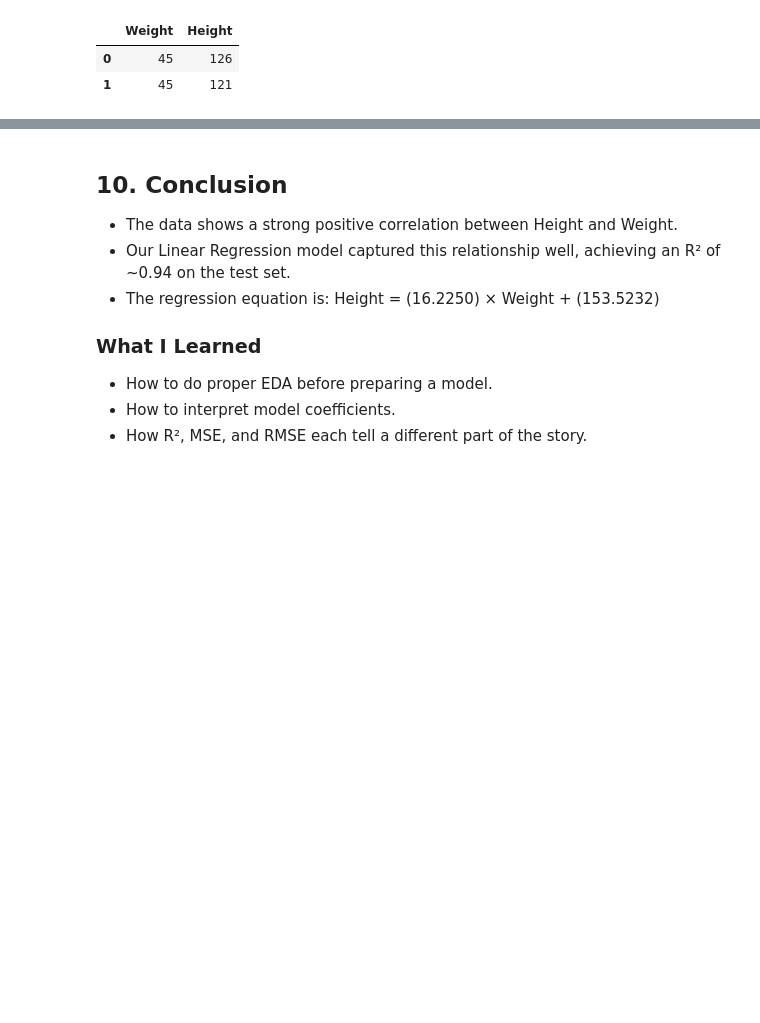
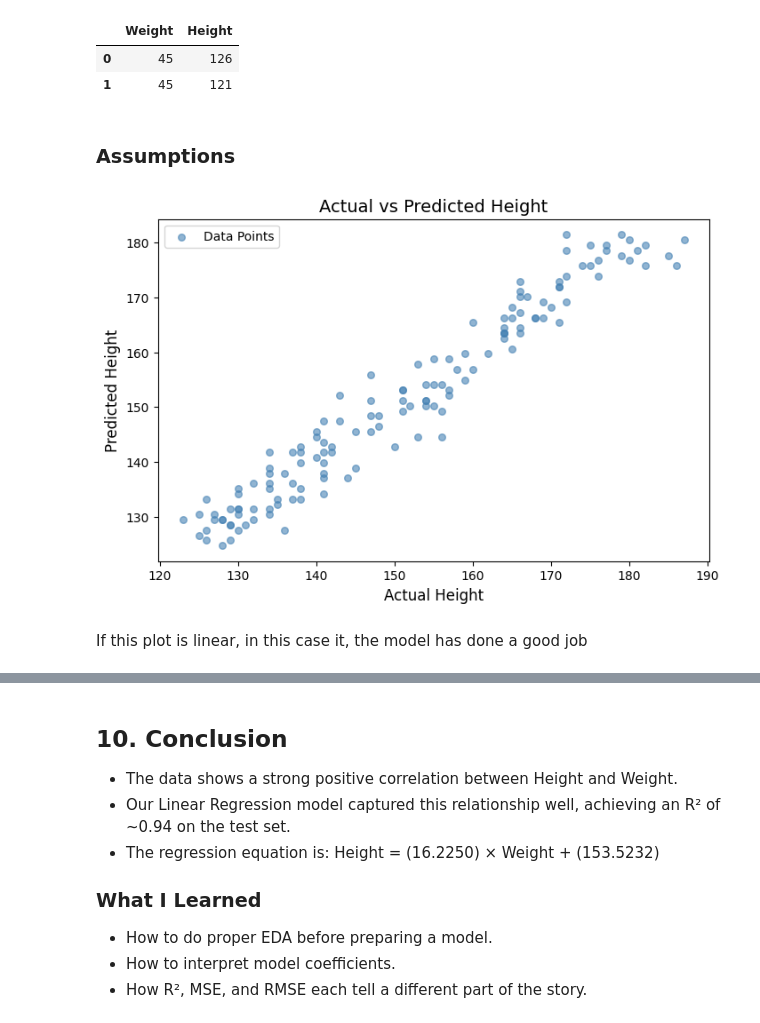
Before and after one commit to mohitfr/height-weight-linear-regression, a Jupyter notebook: 01-linear-regression-height-weight/linear_regression.ipynb, the cells around one changed output, grey strips where cells are left out. Saved outputs shown, nothing was run; the diff lists cells and outputs as text; code cells hidden in the pictures; blank space fills up the shorter version.

```diff
--- a/01-linear-regression-height-weight/linear_regression.ipynb
+++ b/01-linear-regression-height-weight/linear_regression.ipynb
@@ -207,3 +230,18 @@ df.head(2)
 |  | Weight | Height |
 | 0 | 45 | 126 |
 | 1 | 45 | 121 |
+# %% [markdown]
+### Assumptions
+# %%
+# plot a scatter plot between test y and predicted y
+plt.figure(figsize=(8, 5))
+plt.scatter(y_test, y_pred, color='steelblue', alpha=0.6, label='Data Points', s=30)
+plt.xlabel('Actual Height', fontsize=12)
+plt.ylabel('Predicted Height', fontsize=12)
+plt.title('Actual vs Predicted Height', fontsize=14)
+plt.legend()
+plt.show()
+# %% [output]
+[figure, added]
+# %% [markdown]
+If this plot is linear, in this case it, the model has done a good job
```
Also changed, not shown: parts of 16 cells of this notebook, 6 other files.
